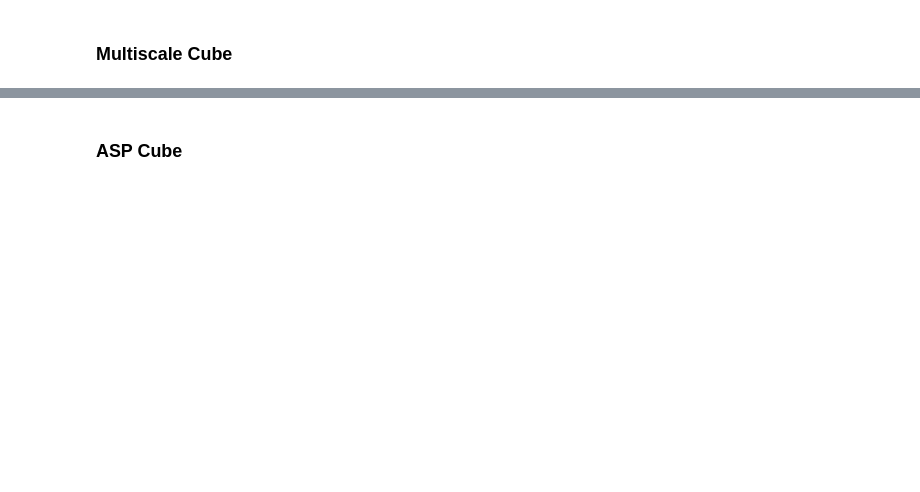
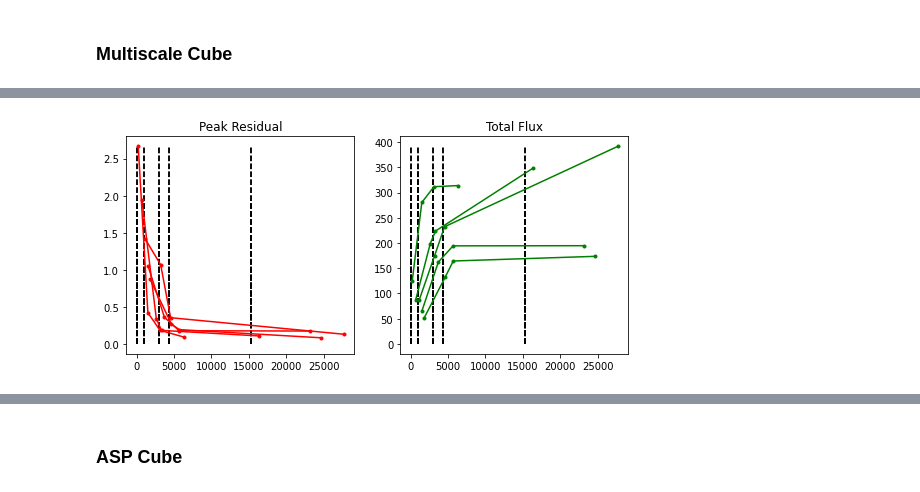
Before and after one commit to urvashirau/Simulation-in-CASA, a Jupyter notebook: Multiscale_Wideband_Imaging/Sim_Multiscale_Wideband_Demo.ipynb, the cells around one changed output, grey strips where cells are left out. Saved outputs shown, nothing was run; the diff lists cells and outputs as text; code cells hidden in the pictures; blank space fills up the shorter version.

```diff
--- a/Multiscale_Wideband_Imaging/Sim_Multiscale_Wideband_Demo.ipynb
+++ b/Multiscale_Wideband_Imaging/Sim_Multiscale_Wideband_Demo.ipynb
@@ -181,3 +226,7 @@ Residual RMS : 0.0244801
+# %%
+PlotConvergence('try_cube_multiscale.summary.npy')
+# %% [output]
+[figure, added]
 # %%
 smoothModel(imname='try_cube_multiscale.image',rbeam='100.0arcsec')
 fit_spectrum(cubename='try_cube_multiscale.image.smoothed',
```
Also changed, not shown: parts of 31 cells of this notebook, 2 other files.
